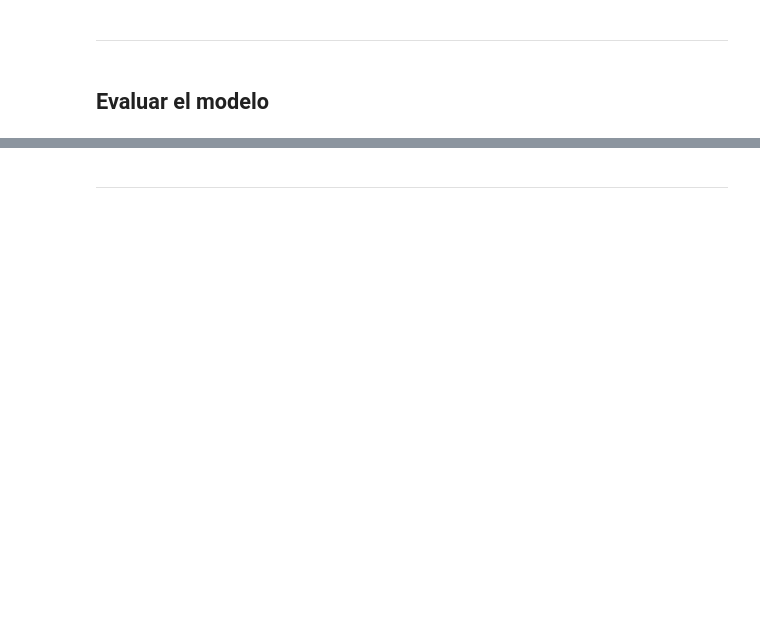
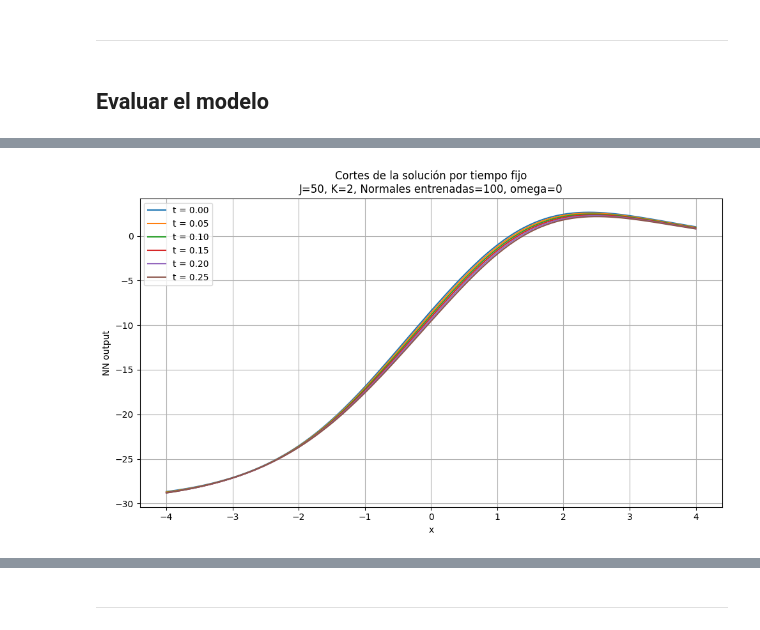
Before and after one commit to davidnfu0/NN_SPDEs, a Jupyter notebook: Código/heat_1d_paper.ipynb, the cells around one changed output, grey strips where cells are left out. Drawn from its saved outputs; the diff is of its cells as text; code cells hidden in the pictures; blank space fills up the shorter version.

```diff
--- a/Código/heat_1d_paper.ipynb
+++ b/Código/heat_1d_paper.ipynb
@@ -235,0 +334,32 @@ plt.show()
+# %%
+# Elegir algunos tiempos fijos para mostrar los cortes
+tiempos_fijos = [0.0, 0.05, 0.1, 0.15, 0.2, 0.25]
+
+plt.figure(figsize=(10, 6))
+for t_fijo in tiempos_fijos:
+    # Crear el input para la red neuronal: todas las x_points con t fijo
+    input_corte = torch.tensor(
+        np.stack([np.full_like(x_points, t_fijo), x_points], axis=1),
+        dtype=torch.float32,
+    )
+    with torch.no_grad():
+        salida_corte = nn_model(input_corte).cpu().numpy().flatten()
+    plt.plot(x_points, salida_corte, label=f"t = {t_fijo:.2f}")
+    if t_fijo == 0.0:
+        nn_output_t0 = salida_corte
+
+plt.title(
+    f"Cortes de la solución por tiempo fijo\nJ={J}, K={K}, Normales entrenadas={n_normals_to_train}, omega={nn_model.omega}"
+)
+plt.xlabel("x")
+plt.ylabel("NN output")
+plt.legend()
+plt.grid()
+plt.tight_layout()
+plt.savefig(
+    main_path
+    + f"heat_1d_paper_nn_output_cortes_tiempo_J{J}_K{K}_N{n_normals_to_train}_omega{nn_model.omega}.pdf"
+)
+plt.show()
+# %% [output]
+[figure, added]
```
Also changed, not shown: parts of 14 cells of this notebook, 5 other files.
